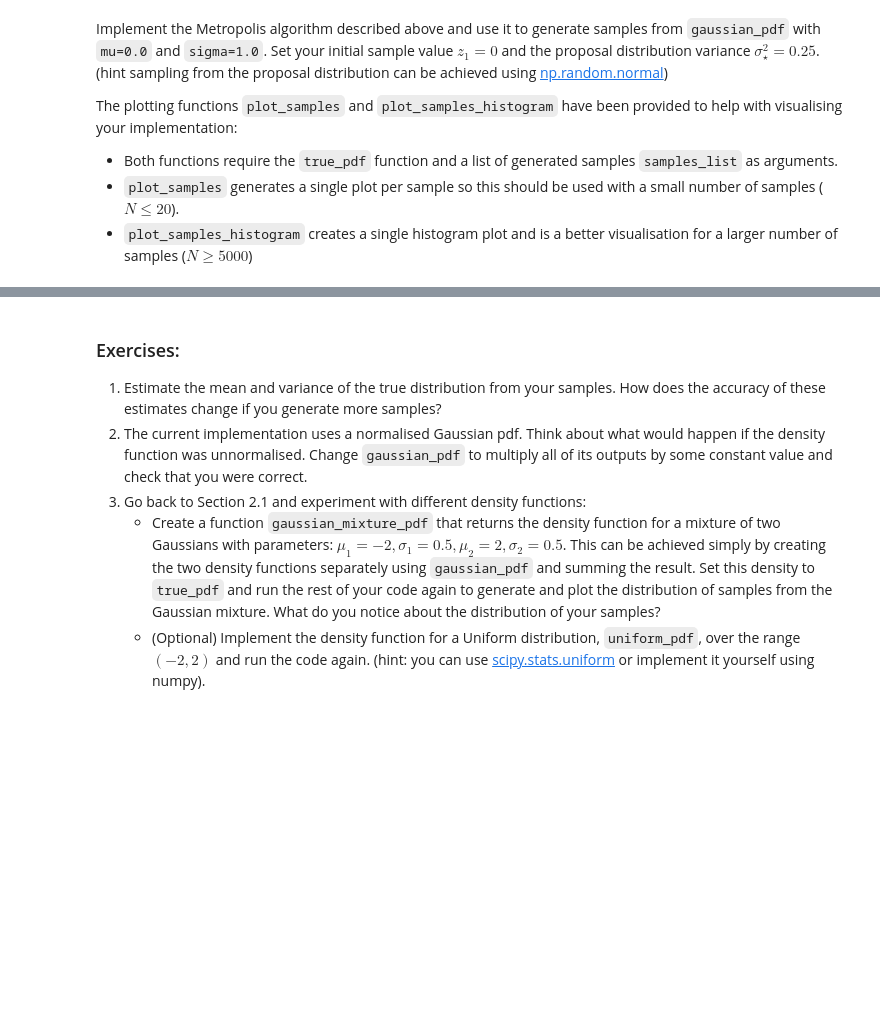
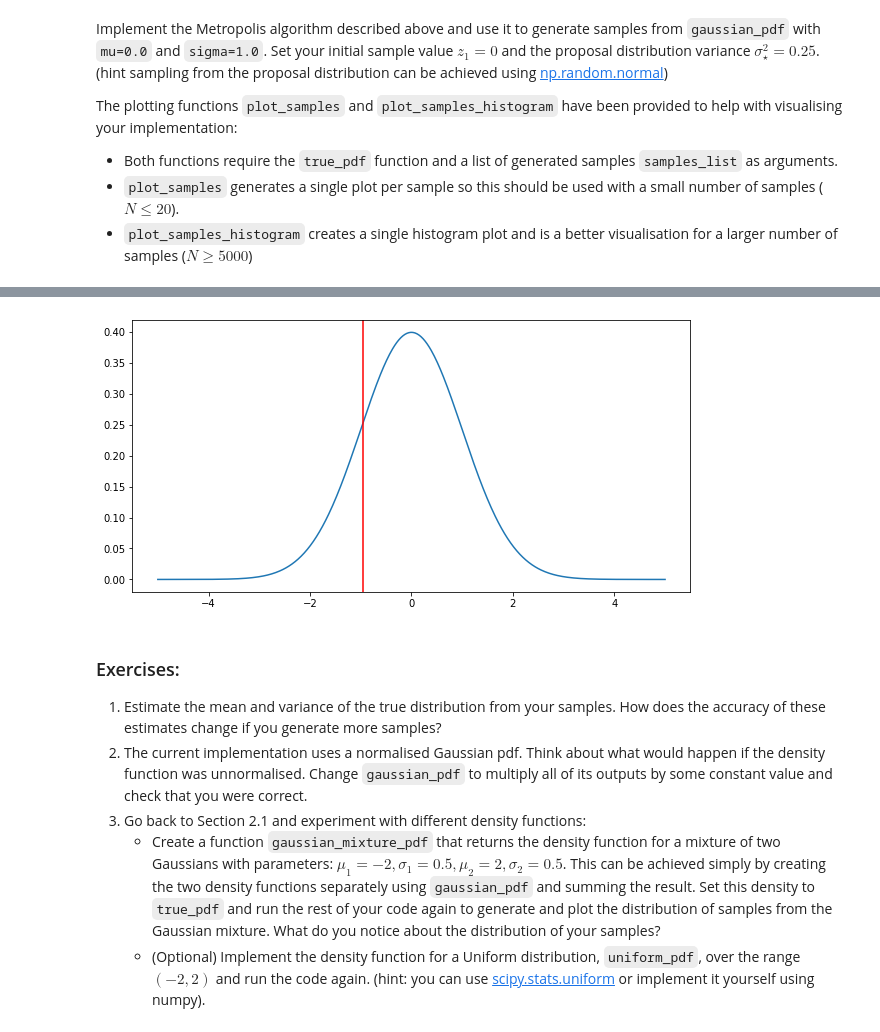
Before and after one commit to kaihulme/machine-learning, a Jupyter notebook: 03_bayesian_networks_mcmc/lab3-Bayesian_Networks_MCMC_PyMC3.ipynb, the cells around one changed output, grey strips where cells are left out. Cells and saved outputs as stored; diff of their text form; code cells hidden in the pictures; blank space fills up the shorter version.

```diff
--- a/03_bayesian_networks_mcmc/lab3-Bayesian_Networks_MCMC_PyMC3.ipynb
+++ b/03_bayesian_networks_mcmc/lab3-Bayesian_Networks_MCMC_PyMC3.ipynb
@@ -192,3 +196,8 @@ zx_samples = metropolis_hastings(pdf, z_1, zx_var, n_iter=1000)
+# %%
+random_samples = np.random.choice(zx_samples, size=2) # max 20
+plot_samples(pdf, random_samples)
+# %% [output]
+[figure, added]
 # %% [markdown]
 ### Exercises:
 1. Estimate the mean and variance of the true distribution from your samples. How does the accuracy of these estimates change if you generate more samples?
```
Also changed, not shown: parts of 3 cells of this notebook.
